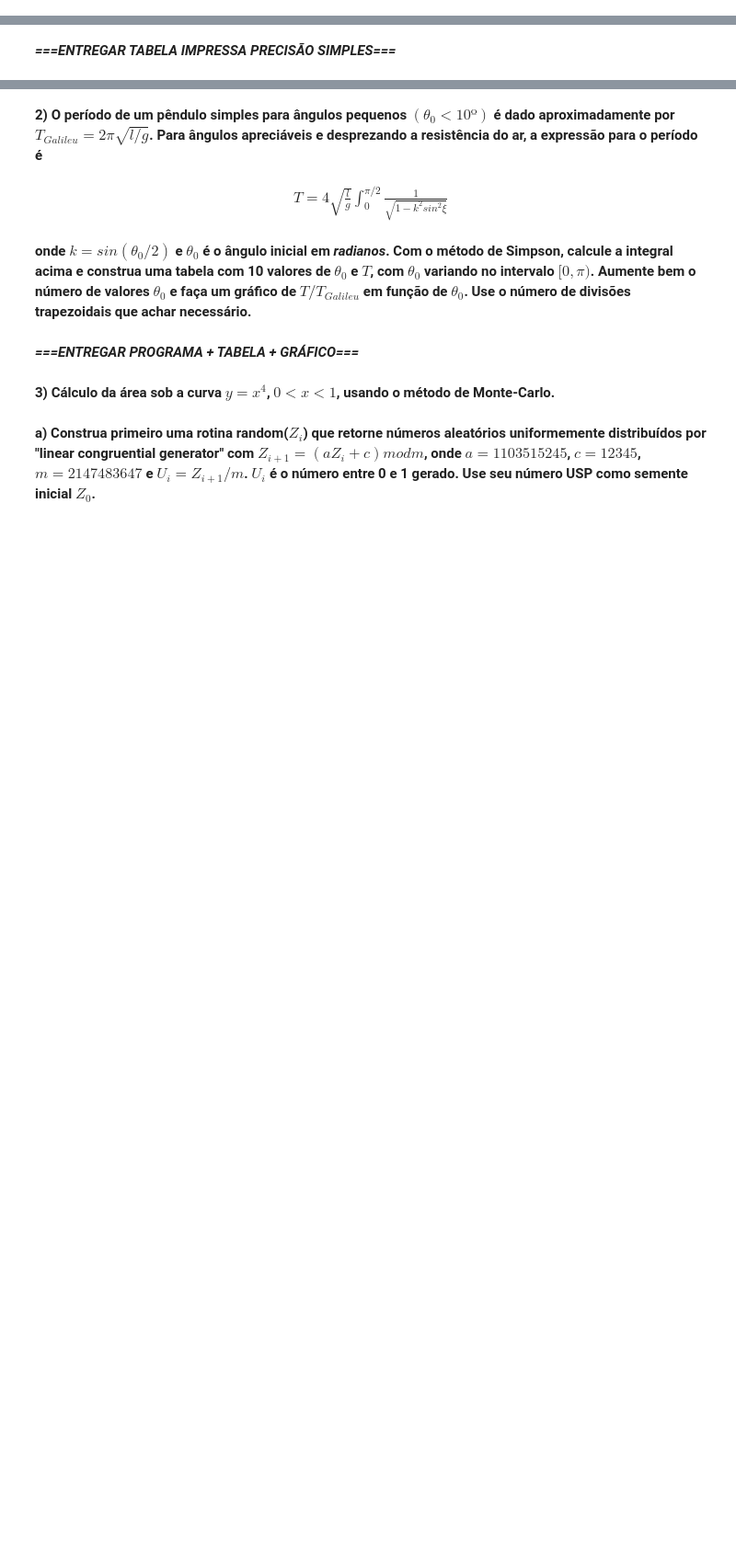
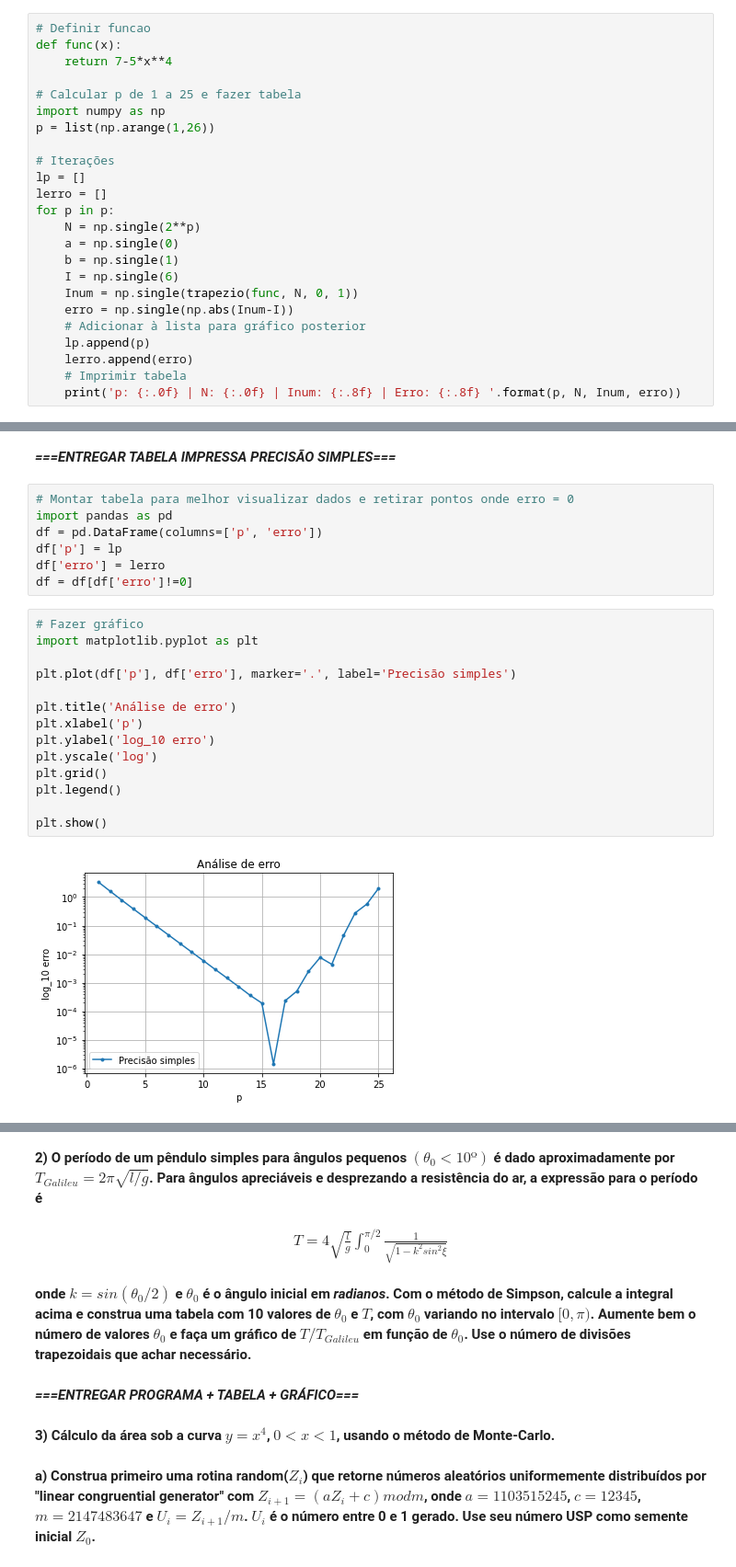
Before and after one commit to leonardovaladao/MAP214, a Jupyter notebook: Exercise Programs/EP3.ipynb, the cells around one changed output, grey strips where cells are left out. Shown at 92% size. Saved outputs shown, nothing was run; the diff lists cells and outputs as text; blank space fills up the shorter version.

```diff
--- a/Exercise Programs/EP3.ipynb
+++ b/Exercise Programs/EP3.ipynb
@@ -64,0 +48,24 @@ SyntaxError: unexpected EOF while parsing (<ipython-input-63-3247913458da>, line
+# %%
+# Definir funcao
+def func(x):
+    return 7-5*x**4
+
+# Calcular p de 1 a 25 e fazer tabela
+import numpy as np
+p = list(np.arange(1,26))
+
+# Iterações
+lp = []
+lerro = []
+for p in p:
+    N = np.single(2**p)
+    a = np.single(0)
+    b = np.single(1)
+    I = np.single(6)
+    Inum = np.single(trapezio(func, N, 0, 1))
+    erro = np.single(np.abs(Inum-I))
+    # Adicionar à lista para gráfico posterior
+    lp.append(p)
+    lerro.append(erro)
+    # Imprimir tabela
+    print('p: {:.0f} | N: {:.0f} | Inum: {:.8f} | Erro: {:.8f} '.format(p, N, Inum, erro))
@@ -67,2 +92,25 @@ SyntaxError: unexpected EOF while parsing (<ipython-input-63-3247913458da>, line
 # %% [markdown]
 ***===ENTREGAR TABELA IMPRESSA PRECISÃO SIMPLES===***
+# %%
+# Montar tabela para melhor visualizar dados e retirar pontos onde erro = 0
+import pandas as pd
+df = pd.DataFrame(columns=['p', 'erro'])
+df['p'] = lp
+df['erro'] = lerro
+df = df[df['erro']!=0]
+# %%
+# Fazer gráfico
+import matplotlib.pyplot as plt
+
+plt.plot(df['p'], df['erro'], marker='.', label='Precisão simples')
+
+plt.title('Análise de erro')
+plt.xlabel('p')
+plt.ylabel('log_10 erro')
+plt.yscale('log')
+plt.grid()
+plt.legend()
+
+plt.show()
+# %% [output]
+[figure, added]
```
Also changed, not shown: parts of 8 cells of this notebook.
